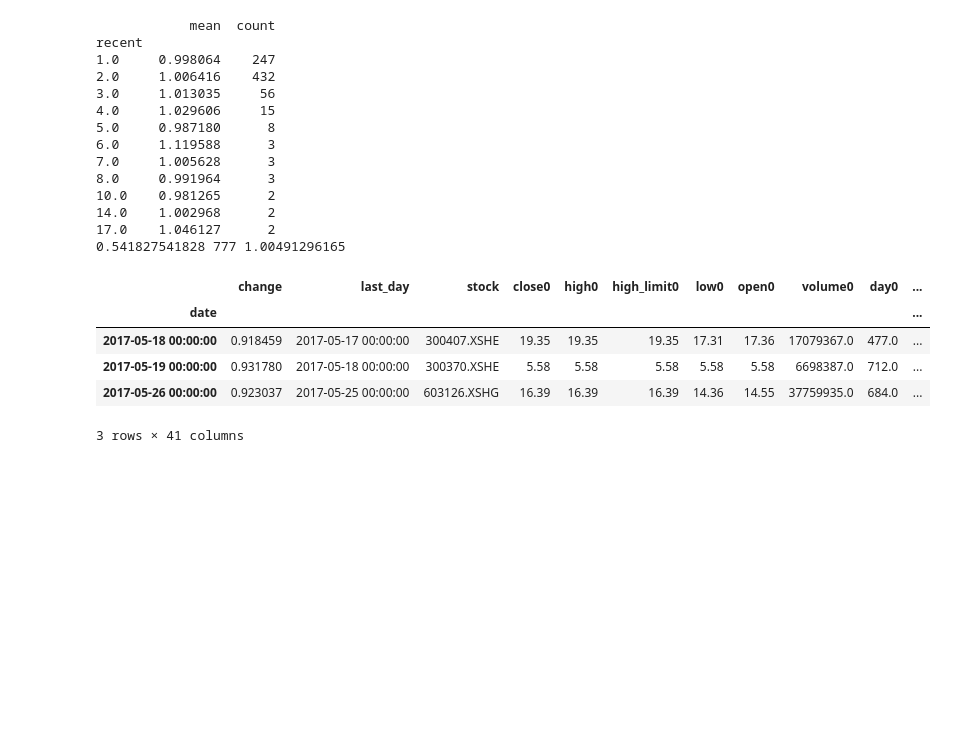
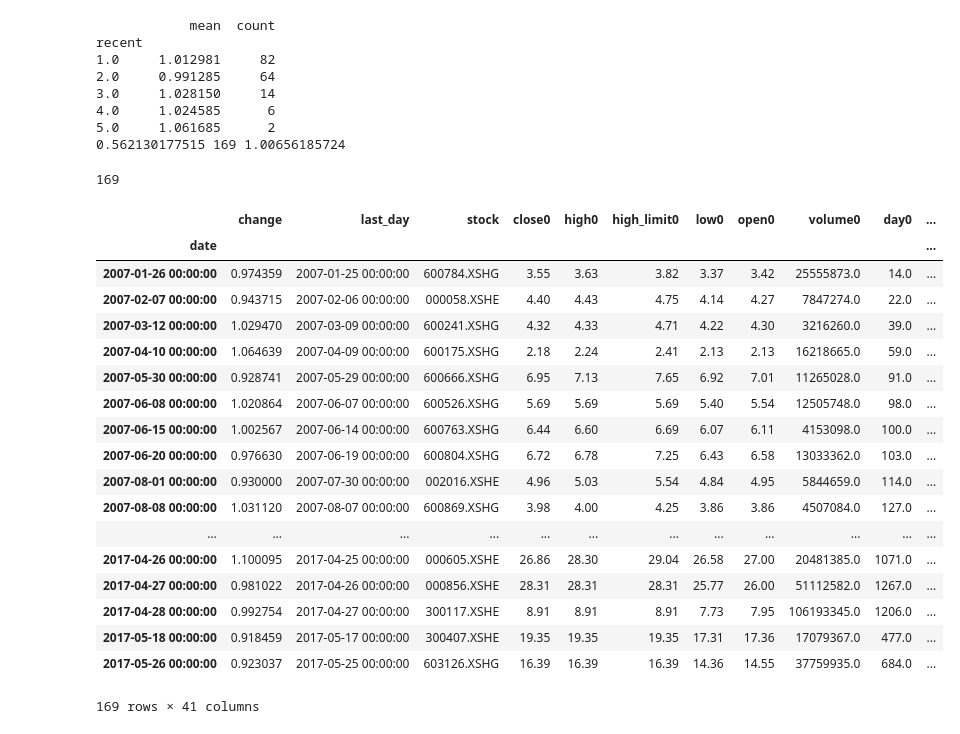
Before and after one commit to StockFucker/top, a Jupyter notebook: D6妖股分歧转一致.ipynb, the cells around one changed output. Saved outputs shown, nothing was run; the diff lists cells and outputs as text; code cells hidden in the pictures; blank space fills up the shorter version.

```diff
--- a/D6妖股分歧转一致.ipynb
+++ b/D6妖股分歧转一致.ipynb
@@ -5,9 +9,11 @@ from utils import *
 valid_df = data_df[data_df["volume1"] / data_df["volume0"] > 1.3]
 valid_df = valid_df[data_df["minute_volume"] / data_df["volume1"] < 0.65]
 valid_df = valid_df[data_df["minute_volume"] / data_df["volume1"] > 0.3]
-valid_df = valid_df[data_df["low2"] / data_df["close1"] < 1.1]
+valid_df = valid_df[data_df["low2"] / data_df["close1"] < 1.01]
 valid_df = valid_df[data_df["minute"] > "09:40:00"]
 valid_df = valid_df[data_df["minute"] < "10:10:00"]
+valid_df = valid_df[data_df["nearby"] >= 3]
+valid_df = valid_df[data_df["wave"] >= 1]
 # %%
 def get_date(name):
     se = valid_df.ix[name]
@@ -31,24 +36,35 @@ result(valid_df)
 # %% [output]
             mean  count
 recent
-1.0     0.998064    247
-2.0     1.006416    432
-3.0     1.013035     56
-4.0     1.029606     15
-5.0     0.987180      8
-6.0     1.119588      3
-7.0     1.005628      3
-8.0     0.991964      3
-10.0    0.981265      2
-14.0    1.002968      2
-17.0    1.046127      2
-0.541827541828 777 1.00491296165
+1.0     1.012981     82
+2.0     0.991285     64
+3.0     1.028150     14
+4.0     1.024585      6
+5.0     1.061685      2
+0.562130177515 169 1.00656185724
+# %%
+len(valid_df)
+# %% [output]
+169
 # %%
-valid_df.tail(3)
+valid_df
 # %% [output]
 |  | change | last_day | stock | close0 | high0 | high_limit0 | low0 | open0 | volume0 | day0 | ... |
 | date |  |  |  |  |  |  |  |  |  |  | ... |
+| 2007-01-26 00:00:00 | 0.974359 | 2007-01-25 00:00:00 | 600784.XSHG | 3.55 | 3.63 | 3.82 | 3.37 | 3.42 | 25555873.0 | 14.0 | ... |
+| 2007-02-07 00:00:00 | 0.943715 | 2007-02-06 00:00:00 | 000058.XSHE | 4.40 | 4.43 | 4.75 | 4.14 | 4.27 | 7847274.0 | 22.0 | ... |
+| 2007-03-12 00:00:00 | 1.029470 | 2007-03-09 00:00:00 | 600241.XSHG | 4.32 | 4.33 | 4.71 | 4.22 | 4.30 | 3216260.0 | 39.0 | ... |
+| 2007-04-10 00:00:00 | 1.064639 | 2007-04-09 00:00:00 | 600175.XSHG | 2.18 | 2.24 | 2.41 | 2.13 | 2.13 | 16218665.0 | 59.0 | ... |
+| 2007-05-30 00:00:00 | 0.928741 | 2007-05-29 00:00:00 | 600666.XSHG | 6.95 | 7.13 | 7.65 | 6.92 | 7.01 | 11265028.0 | 91.0 | ... |
+| 2007-06-08 00:00:00 | 1.020864 | 2007-06-07 00:00:00 | 600526.XSHG | 5.69 | 5.69 | 5.69 | 5.40 | 5.54 | 12505748.0 | 98.0 | ... |
+| 2007-06-15 00:00:00 | 1.002567 | 2007-06-14 00:00:00 | 600763.XSHG | 6.44 | 6.60 | 6.69 | 6.07 | 6.11 | 4153098.0 | 100.0 | ... |
+| 2007-06-20 00:00:00 | 0.976630 | 2007-06-19 00:00:00 | 600804.XSHG | 6.72 | 6.78 | 7.25 | 6.43 | 6.58 | 13033362.0 | 103.0 | ... |
+| 2007-08-01 00:00:00 | 0.930000 | 2007-07-30 00:00:00 | 002016.XSHE | 4.96 | 5.03 | 5.54 | 4.84 | 4.95 | 5844659.0 | 114.0 | ... |
+| 2007-08-08 00:00:00 | 1.031120 | 2007-08-07 00:00:00 | 600869.XSHG | 3.98 | 4.00 | 4.25 | 3.86 | 3.86 | 4507084.0 | 127.0 | ... |
+| ... | ... | ... | ... | ... | ... | ... | ... | ... | ... | ... | ... |
+| 2017-04-26 00:00:00 | 1.100095 | 2017-04-25 00:00:00 | 000605.XSHE | 26.86 | 28.30 | 29.04 | 26.58 | 27.00 | 20481385.0 | 1071.0 | ... |
+| 2017-04-27 00:00:00 | 0.981022 | 2017-04-26 00:00:00 | 000856.XSHE | 28.31 | 28.31 | 28.31 | 25.77 | 26.00 | 51112582.0 | 1267.0 | ... |
+| 2017-04-28 00:00:00 | 0.992754 | 2017-04-27 00:00:00 | 300117.XSHE | 8.91 | 8.91 | 8.91 | 7.73 | 7.95 | 106193345.0 | 1206.0 | ... |
 | 2017-05-18 00:00:00 | 0.918459 | 2017-05-17 00:00:00 | 300407.XSHE | 19.35 | 19.35 | 19.35 | 17.31 | 17.36 | 17079367.0 | 477.0 | ... |
-| 2017-05-19 00:00:00 | 0.931780 | 2017-05-18 00:00:00 | 300370.XSHE | 5.58 | 5.58 | 5.58 | 5.58 | 5.58 | 6698387.0 | 712.0 | ... |
 | 2017-05-26 00:00:00 | 0.923037 | 2017-05-25 00:00:00 | 603126.XSHG | 16.39 | 16.39 | 16.39 | 14.36 | 14.55 | 37759935.0 | 684.0 | ... |
-3 rows × 41 columns
+169 rows × 41 columns
```
Also changed, not shown: parts of 2 cells of this notebook, 3 other files.
